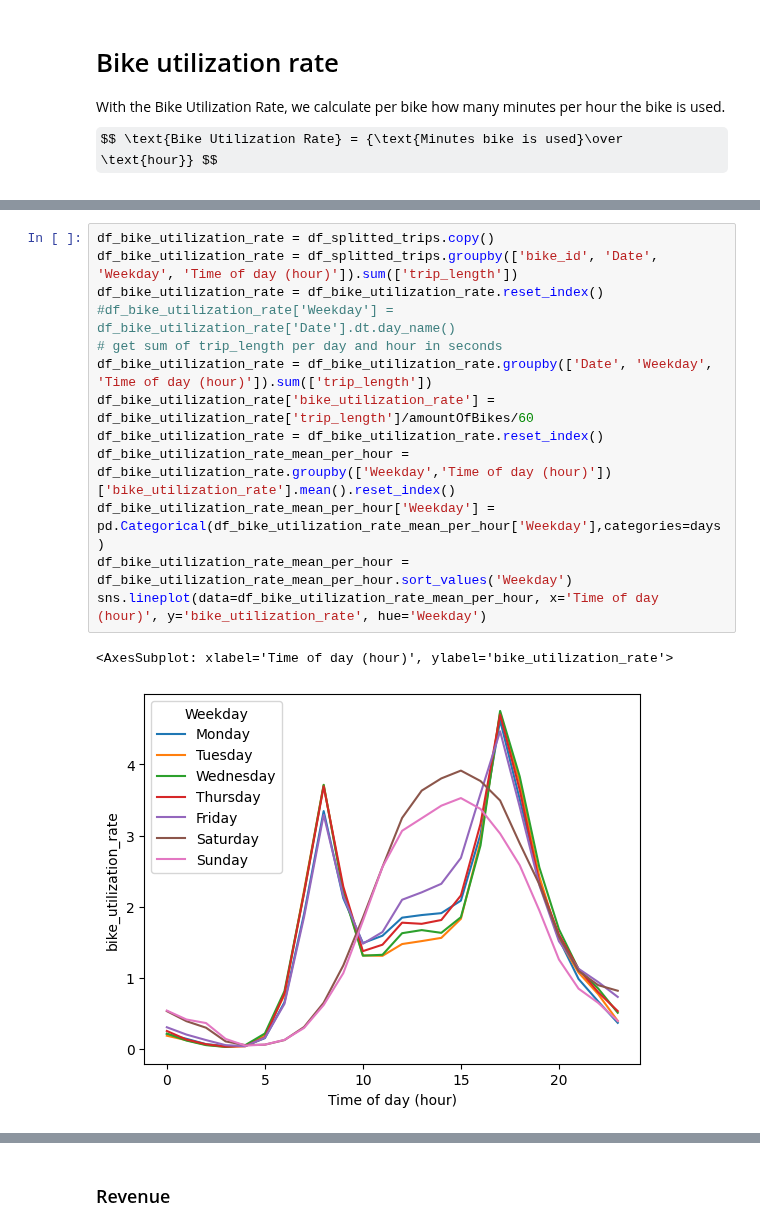
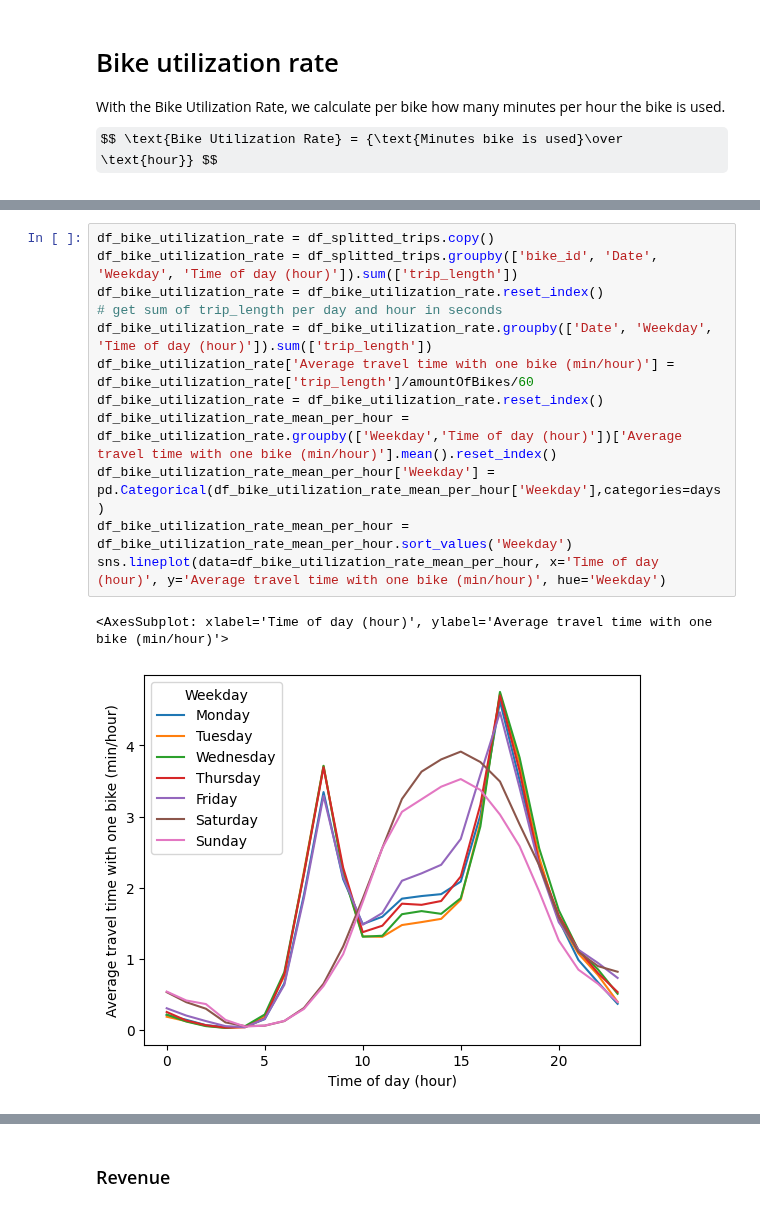
Before and after one commit to RavenRudi/AA_Group16, a Jupyter notebook: kpi_calculation.ipynb, the cells around one changed output, grey strips where cells are left out. Cells and saved outputs as stored; diff of their text form; some formulas as TeX source.

```diff
--- a/kpi_calculation.ipynb
+++ b/kpi_calculation.ipynb
@@ -144,19 +137,18 @@ $$ \text{Bike Utilization Rate} = {\text{Minutes bike is used}\over \text{hour}}
 # %%
 df_bike_utilization_rate = df_splitted_trips.copy()
 df_bike_utilization_rate = df_splitted_trips.groupby(['bike_id', 'Date', 'Weekday', 'Time of day (hour)']).sum(['trip_length'])
 df_bike_utilization_rate = df_bike_utilization_rate.reset_index()
-#df_bike_utilization_rate['Weekday'] = df_bike_utilization_rate['Date'].dt.day_name()
 # get sum of trip_length per day and hour in seconds
 df_bike_utilization_rate = df_bike_utilization_rate.groupby(['Date', 'Weekday', 'Time of day (hour)']).sum(['trip_length'])
-df_bike_utilization_rate['bike_utilization_rate'] = df_bike_utilization_rate['trip_length']/amountOfBikes/60
+df_bike_utilization_rate['Average travel time with one bike (min/hour)'] = df_bike_utilization_rate['trip_length']/amountOfBikes/60
 df_bike_utilization_rate = df_bike_utilization_rate.reset_index()
-df_bike_utilization_rate_mean_per_hour = df_bike_utilization_rate.groupby(['Weekday','Time of day (hour)'])['bike_utilization_rate'].mean().reset_index()
+df_bike_utilization_rate_mean_per_hour = df_bike_utilization_rate.groupby(['Weekday','Time of day (hour)'])['Average travel time with one bike (min/hour)'].mean().reset_index()
 df_bike_utilization_rate_mean_per_hour['Weekday'] = pd.Categorical(df_bike_utilization_rate_mean_per_hour['Weekday'],categories=days)
 df_bike_utilization_rate_mean_per_hour = df_bike_utilization_rate_mean_per_hour.sort_values('Weekday')
-sns.lineplot(data=df_bike_utilization_rate_mean_per_hour, x='Time of day (hour)', y='bike_utilization_rate', hue='Weekday')
+sns.lineplot(data=df_bike_utilization_rate_mean_per_hour, x='Time of day (hour)', y='Average travel time with one bike (min/hour)', hue='Weekday')
 # %% [output]
-<AxesSubplot: xlabel='Time of day (hour)', ylabel='bike_utilization_rate'>
+<AxesSubplot: xlabel='Time of day (hour)', ylabel='Average travel time with one bike (min/hour)'>
-[figure, old version]
+[figure, new version]
 # %% [markdown]
 Findings:
 - The curves show how many minutes each bicycle was used on average per hour
```
Also changed, not shown: parts of 2 cells of this notebook.
